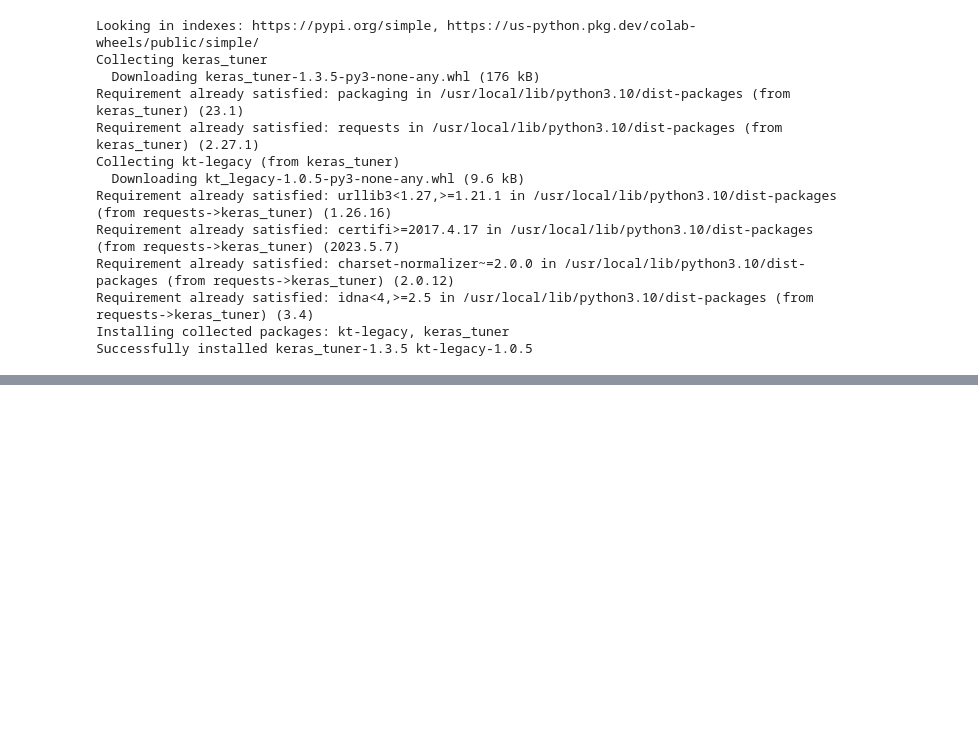
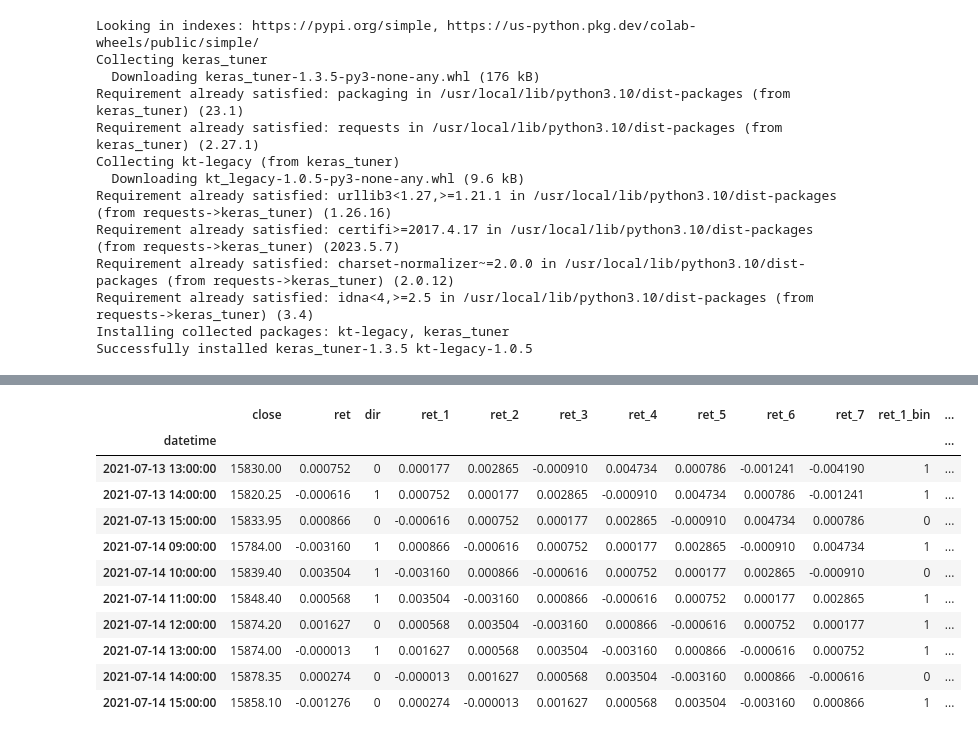
Before and after one commit to robonesky/oreilly, a Jupyter notebook: RM Lab Notes Advanced ML- part III.ipynb, the cells around one changed output, grey strips where cells are left out. Cells and saved outputs as stored; diff of their text form; code cells hidden in the pictures; blank space fills up the shorter version.

```diff
--- a/RM Lab Notes Advanced ML- part III.ipynb
+++ b/RM Lab Notes Advanced ML- part III.ipynb
@@ -672,0 +259,8 @@ ImportError: ignored
+# %%
+df = df [['close']]
+df['ret'] = np.log(df).diff().fillna(0)
+df['dir'] = np.where(
+    df.ret.shift(-1)>0,1,0
+    )
+
+df.tail(10)
@@ -672,0 +280,32 @@ ImportError: ignored
+# %%
+cols = []
+
+for lag in[1, 2, 3, 4, 5, 6, 7]:
+  col = f'ret_{lag}'
+  df[col] = df.ret.shift(lag)
+  cols.append(col)
+
+df.dropna(inplace = True)
+
+# these seem to capture if the return was + or -, but in a binary way
+cols_bin = []
+for col in cols:
+  col_bin = f'{col}_bin'
+  df[col_bin] = np.digitize(df[col], bins=[0])
+  cols_bin.append(col_bin)
+
+
+df.tail(10)
+# %% [output]
+|  | close | ret | dir | ret_1 | ret_2 | ret_3 | ret_4 | ret_5 | ret_6 | ret_7 | ret_1_bin | ... |
+| datetime |  |  |  |  |  |  |  |  |  |  |  | ... |
+| 2021-07-13 13:00:00 | 15830.00 | 0.000752 | 0 | 0.000177 | 0.002865 | -0.000910 | 0.004734 | 0.000786 | -0.001241 | -0.004190 | 1 | ... |
+| 2021-07-13 14:00:00 | 15820.25 | -0.000616 | 1 | 0.000752 | 0.000177 | 0.002865 | -0.000910 | 0.004734 | 0.000786 | -0.001241 | 1 | ... |
+| 2021-07-13 15:00:00 | 15833.95 | 0.000866 | 0 | -0.000616 | 0.000752 | 0.000177 | 0.002865 | -0.000910 | 0.004734 | 0.000786 | 0 | ... |
+| 2021-07-14 09:00:00 | 15784.00 | -0.003160 | 1 | 0.000866 | -0.000616 | 0.000752 | 0.000177 | 0.002865 | -0.000910 | 0.004734 | 1 | ... |
+| 2021-07-14 10:00:00 | 15839.40 | 0.003504 | 1 | -0.003160 | 0.000866 | -0.000616 | 0.000752 | 0.000177 | 0.002865 | -0.000910 | 0 | ... |
+| 2021-07-14 11:00:00 | 15848.40 | 0.000568 | 1 | 0.003504 | -0.003160 | 0.000866 | -0.000616 | 0.000752 | 0.000177 | 0.002865 | 1 | ... |
+| 2021-07-14 12:00:00 | 15874.20 | 0.001627 | 0 | 0.000568 | 0.003504 | -0.003160 | 0.000866 | -0.000616 | 0.000752 | 0.000177 | 1 | ... |
+| 2021-07-14 13:00:00 | 15874.00 | -0.000013 | 1 | 0.001627 | 0.000568 | 0.003504 | -0.003160 | 0.000866 | -0.000616 | 0.000752 | 1 | ... |
+| 2021-07-14 14:00:00 | 15878.35 | 0.000274 | 0 | -0.000013 | 0.001627 | 0.000568 | 0.003504 | -0.003160 | 0.000866 | -0.000616 | 0 | ... |
+| 2021-07-14 15:00:00 | 15858.10 | -0.001276 | 0 | 0.000274 | -0.000013 | 0.001627 | 0.000568 | 0.003504 | -0.003160 | 0.000866 | 1 | ... |
```
Also changed, not shown: parts of 46 cells of this notebook.
